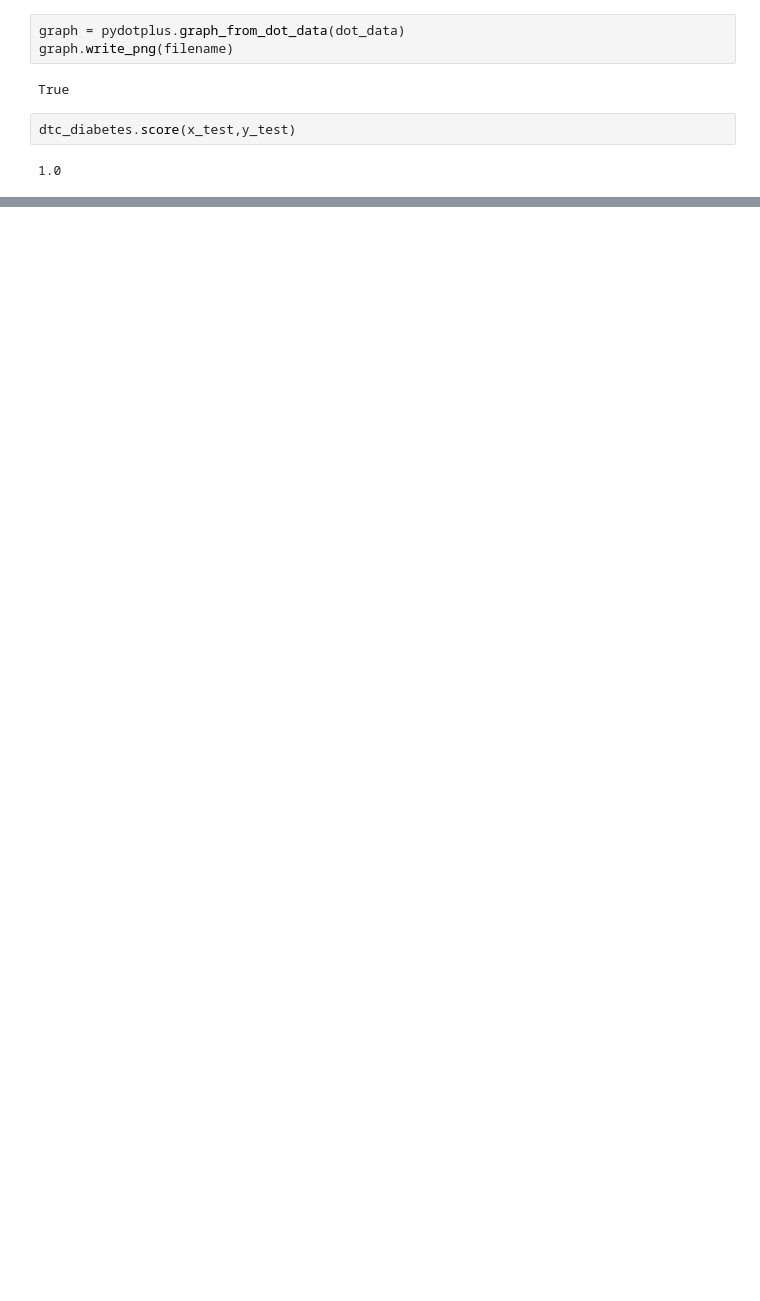
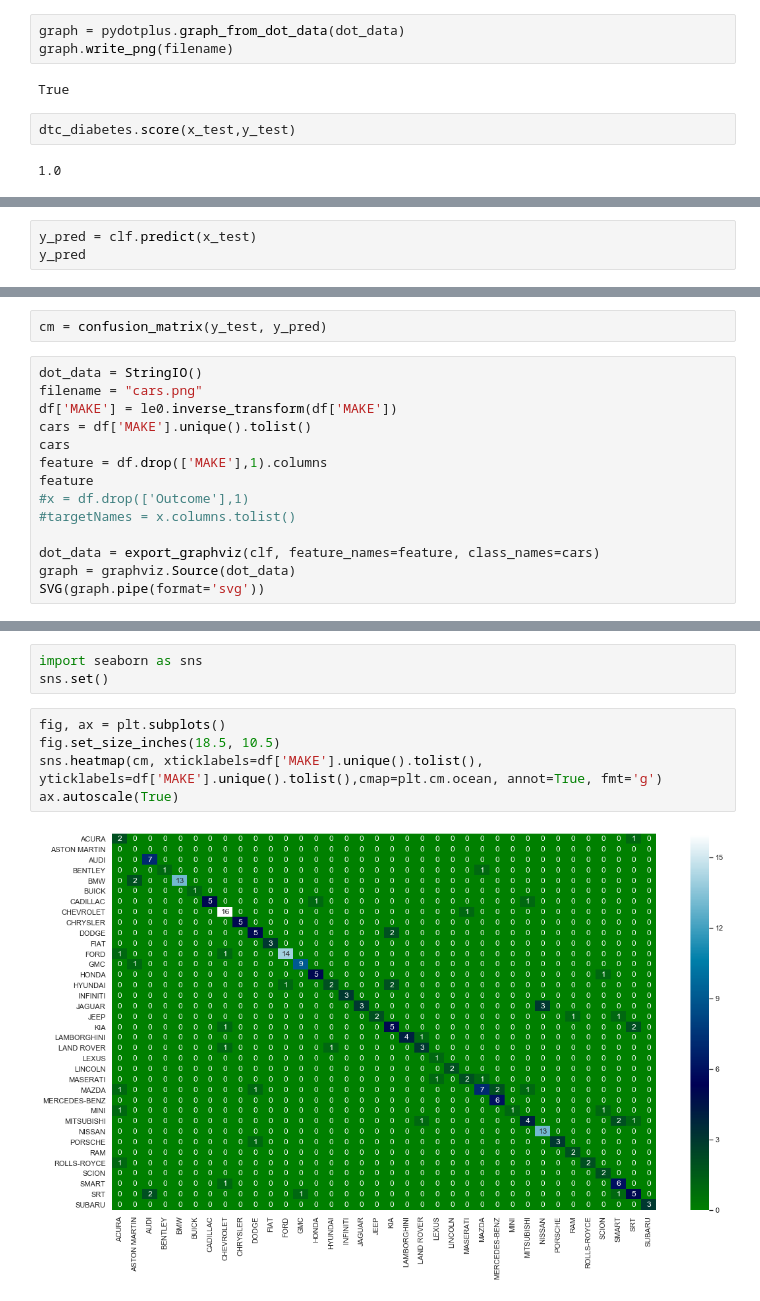
Before and after one commit to TheGlitchCat/Python-Course, a Jupyter notebook: Week 8/02 - Decision Tree.ipynb, the cells around one changed output, grey strips where cells are left out. Drawn from its saved outputs; the diff is of its cells as text; blank space fills up the shorter version.

```diff
--- a/Week 8/02 - Decision Tree.ipynb
+++ b/Week 8/02 - Decision Tree.ipynb
@@ -1052,0 +1199,3 @@ dtc_diabetes.score(x_test,y_test)
+# %%
+y_pred = clf.predict(x_test)
+y_pred
@@ -1052,0 +1228,16 @@ dtc_diabetes.score(x_test,y_test)
+# %%
+cm = confusion_matrix(y_test, y_pred)
+# %%
+dot_data = StringIO()
+filename = "cars.png"
+df['MAKE'] = le0.inverse_transform(df['MAKE'])
+cars = df['MAKE'].unique().tolist()
+cars
+feature = df.drop(['MAKE'],1).columns
+feature
+#x = df.drop(['Outcome'],1)
+#targetNames = x.columns.tolist()
+
+dot_data = export_graphviz(clf, feature_names=feature, class_names=cars)
+graph = graphviz.Source(dot_data)
+SVG(graph.pipe(format='svg'))
@@ -1052,0 +1246,10 @@ dtc_diabetes.score(x_test,y_test)
+# %%
+import seaborn as sns
+sns.set()
+# %%
+fig, ax = plt.subplots()
+fig.set_size_inches(18.5, 10.5)
+sns.heatmap(cm, xticklabels=df['MAKE'].unique().tolist(), yticklabels=df['MAKE'].unique().tolist(),cmap=plt.cm.ocean, annot=True, fmt='g')
+ax.autoscale(True)
+# %% [output]
+[figure, added]
```
Also changed, not shown: parts of 33 cells of this notebook, 3 other files.
